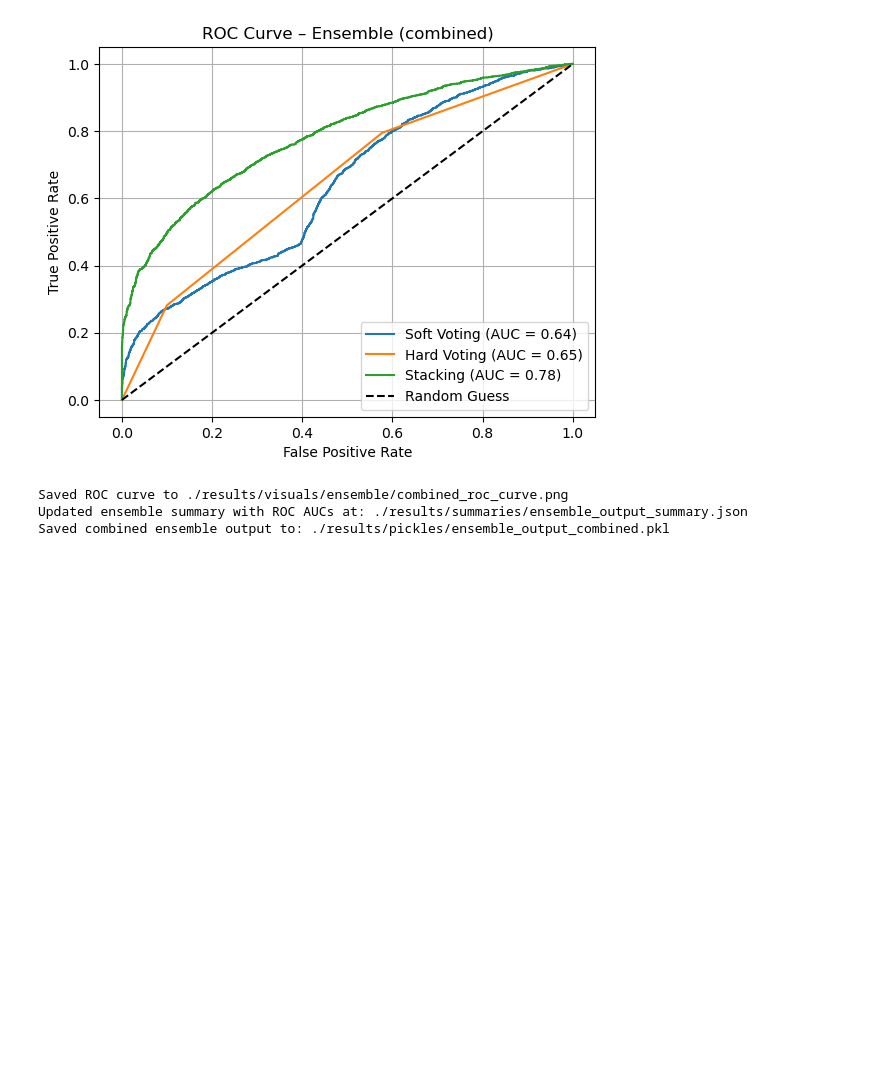
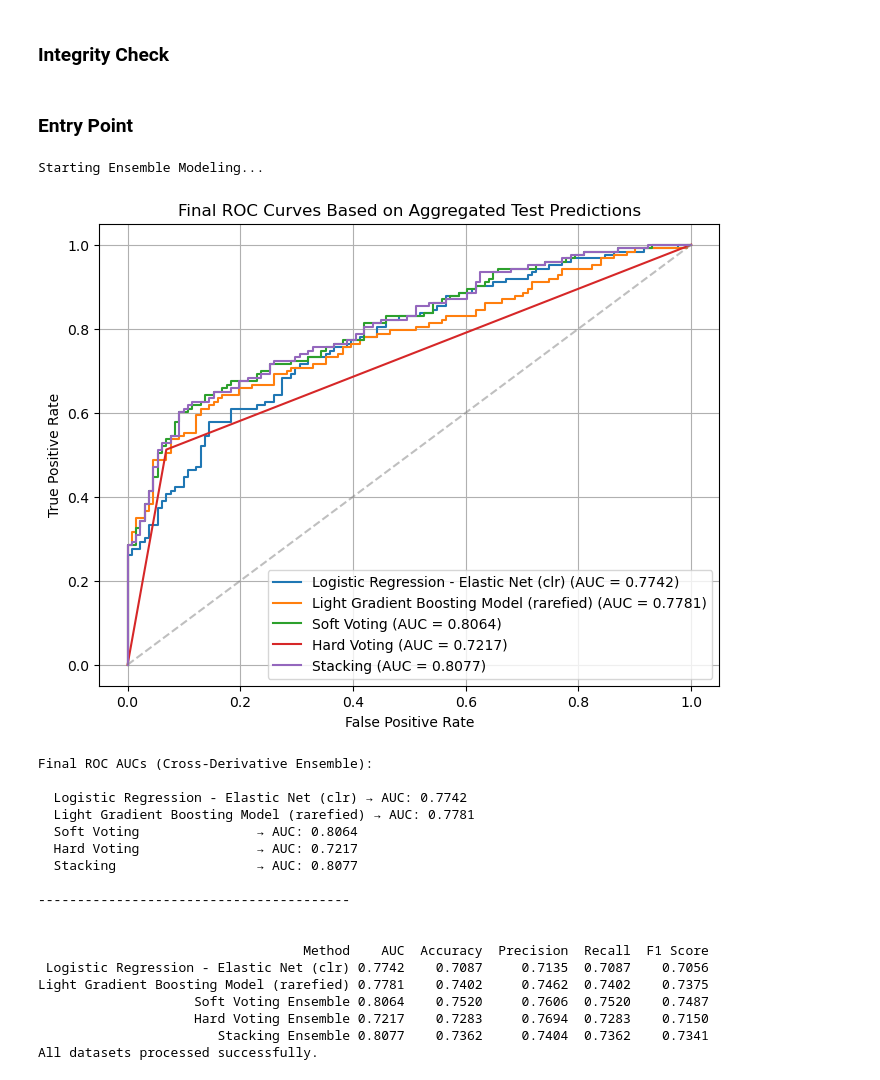
Before and after one commit to NickkRodriguez/GatorBiome, a Jupyter notebook: ensemble_modeling.ipynb, the cells around one changed output. Drawn from its saved outputs; the diff is of its cells as text; code cells hidden in the pictures; blank space fills up the shorter version.

```diff
--- a/ensemble_modeling.ipynb
+++ b/ensemble_modeling.ipynb
@@ -241,38 +242,0 @@ def generate_ensemble_roc_curve(y_true, probs_dict, tag, show_plot=True):
-# %%
-# === Plotting & Saving ROC Curve ===
-roc_data = generate_ensemble_roc_curve(
-    y_true,
-    {
-        "Soft Voting": soft,
-        "Hard Voting": hard_probs,
-        "Stacking": stacked
-    },
-    tag="combined",
-    show_plot=True
-)
-
-ensemble_output["roc_data"] = roc_data
-
-# === Updating JSON ===
-json_path = os.path.join(summary_dir, "ensemble_output_summary.json")
-
-with open(json_path, "r") as f:
-    summary_json = json.load(f)
-
-summary_json["roc_auc"] = {k: v["auc"] for k, v in roc_data.items()}
-
-with open(json_path, "w") as f:
-    json.dump(summary_json, f, indent=2)
-
-print(f"Updated ensemble summary with ROC AUCs at: {json_path}")
-
-# === Saving Output to Pickle ===
-pickle_path = os.path.join(pickle_dir, "ensemble_output_combined.pkl")
-with open(pickle_path, "wb") as f:
-    pickle.dump(ensemble_output, f)
-print(f"Saved combined ensemble output to: {pickle_path}")
-# %% [output]
-[figure, removed]
-Saved ROC curve to ./results/visuals/ensemble/combined_roc_curve.png
-Updated ensemble summary with ROC AUCs at: ./results/summaries/ensemble_output_summary.json
-Saved combined ensemble output to: ./results/pickles/ensemble_output_combined.pkl
@@ -278,0 +399,2 @@ Saved combined ensemble output to: ./results/pickles/ensemble_output_combined.pk
+# %% [markdown]
+### Integrity Check
@@ -278,0 +424,33 @@ Saved combined ensemble output to: ./results/pickles/ensemble_output_combined.pk
+# %% [markdown]
+### Entry Point
+# %%
+if __name__ == "__main__":
+    try:
+        print("Starting Ensemble Modeling...")
+        main()
+        print("All datasets processed successfully.")
+    except Exception as e:
+        print("\nFatal error occurred during ensemble evaluation.")
+        print(f"{type(e).__name__}: {e}")
+        raise
+# %% [output]
+Starting Ensemble Modeling...
+[figure, added]
+Final ROC AUCs (Cross-Derivative Ensemble):
+
+  Logistic Regression - Elastic Net (clr) → AUC: 0.7742
+  Light Gradient Boosting Model (rarefied) → AUC: 0.7781
+  Soft Voting               → AUC: 0.8064
+  Hard Voting               → AUC: 0.7217
+  Stacking                  → AUC: 0.8077
+
+----------------------------------------
+
+
+                                  Method    AUC  Accuracy  Precision  Recall  F1 Score
+ Logistic Regression - Elastic Net (clr) 0.7742    0.7087     0.7135  0.7087    0.7056
+Light Gradient Boosting Model (rarefied) 0.7781    0.7402     0.7462  0.7402    0.7375
+                    Soft Voting Ensemble 0.8064    0.7520     0.7606  0.7520    0.7487
+                    Hard Voting Ensemble 0.7217    0.7283     0.7694  0.7283    0.7150
+                       Stacking Ensemble 0.8077    0.7362     0.7404  0.7362    0.7341
+All datasets processed successfully.
```
Also changed, not shown: parts of 19 cells of this notebook, 4 other files.
